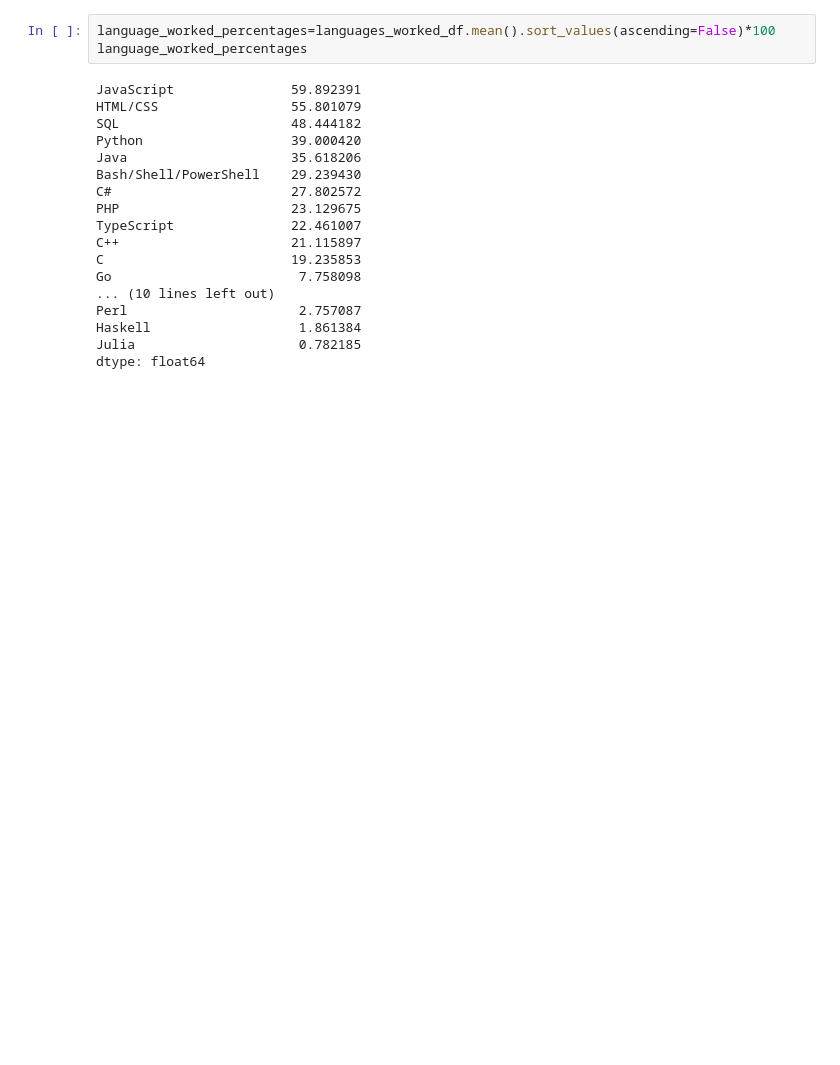
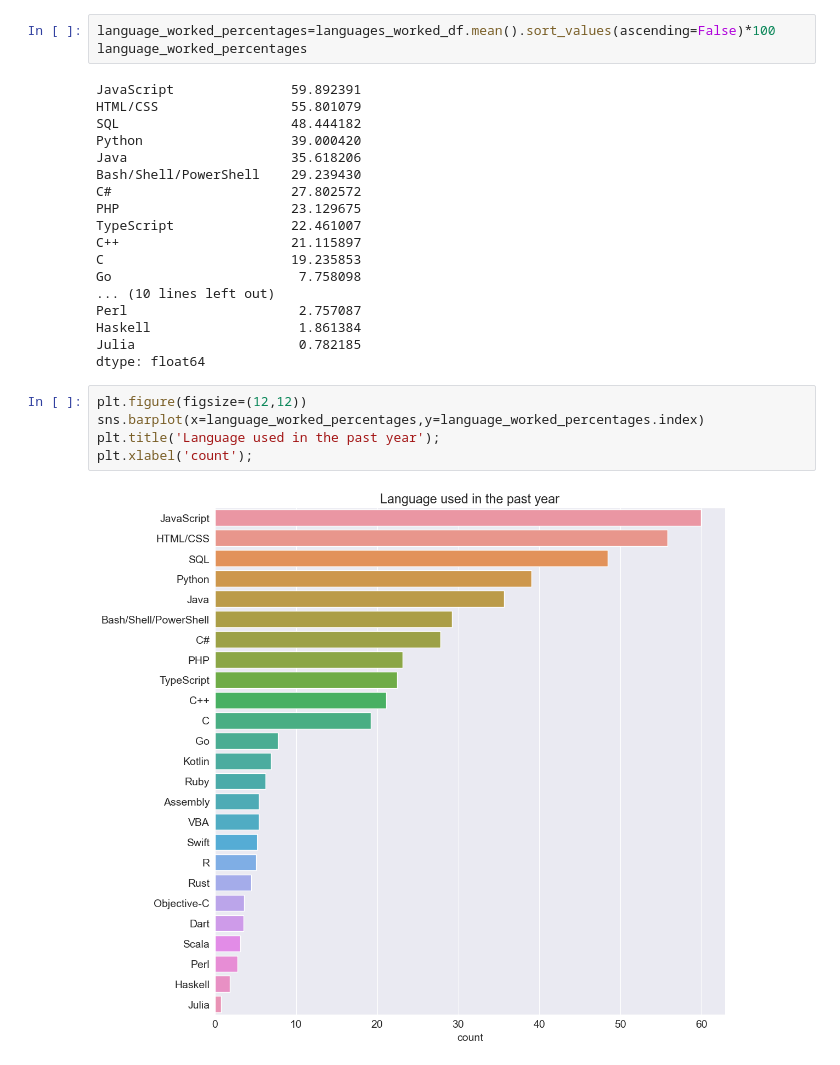
Before and after one commit to fabrice-programmer/project-das, a Jupyter notebook: realworld.ipynb, the cells around one changed output. Cells and saved outputs as stored; diff of their text form; blank space fills up the shorter version.

```diff
--- a/realworld.ipynb
+++ b/realworld.ipynb
@@ -443,3 +443,10 @@ Perl                      2.757087
 Haskell                   1.861384
 Julia                     0.782185
 dtype: float64
+# %%
+plt.figure(figsize=(12,12))
+sns.barplot(x=language_worked_percentages,y=language_worked_percentages.index)
+plt.title('Language used in the past year');
+plt.xlabel('count');
+# %% [output]
+[figure, added]
```
Also changed, not shown: parts of 7 cells of this notebook.
